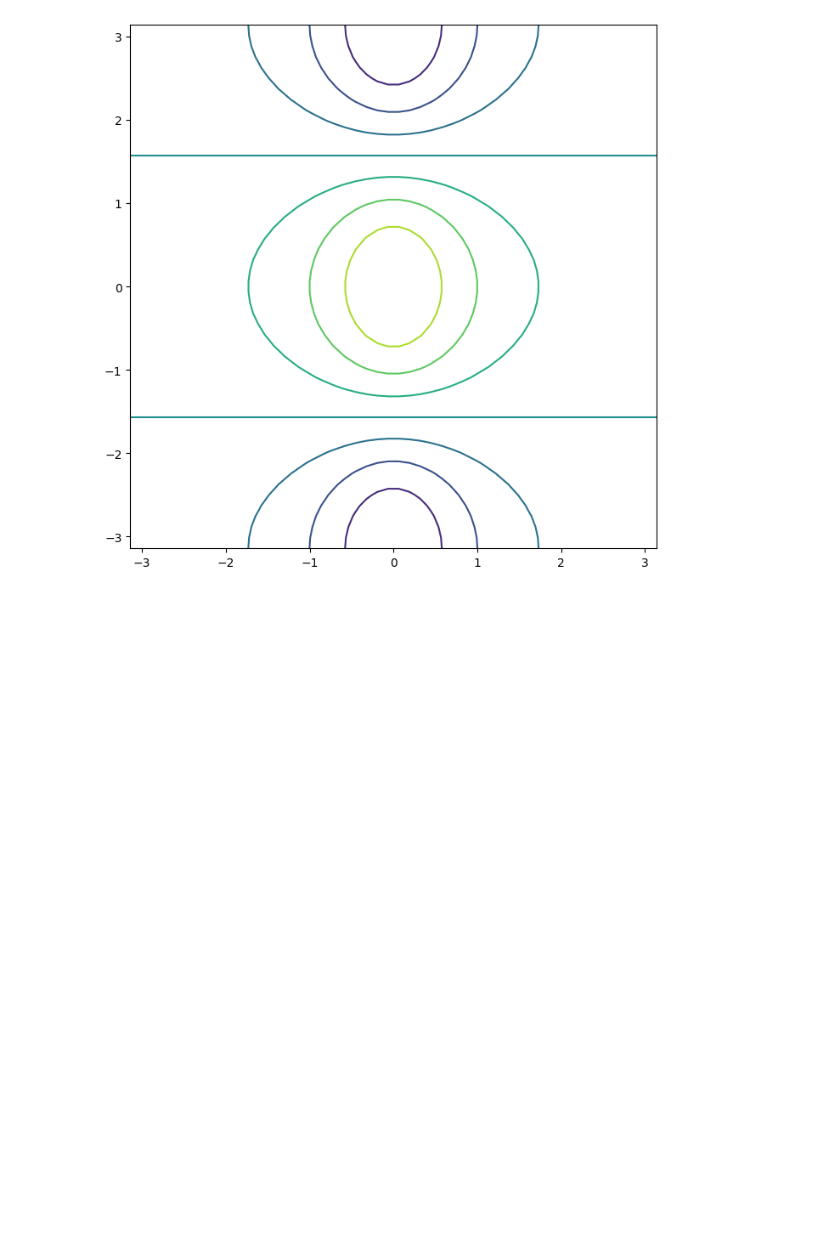
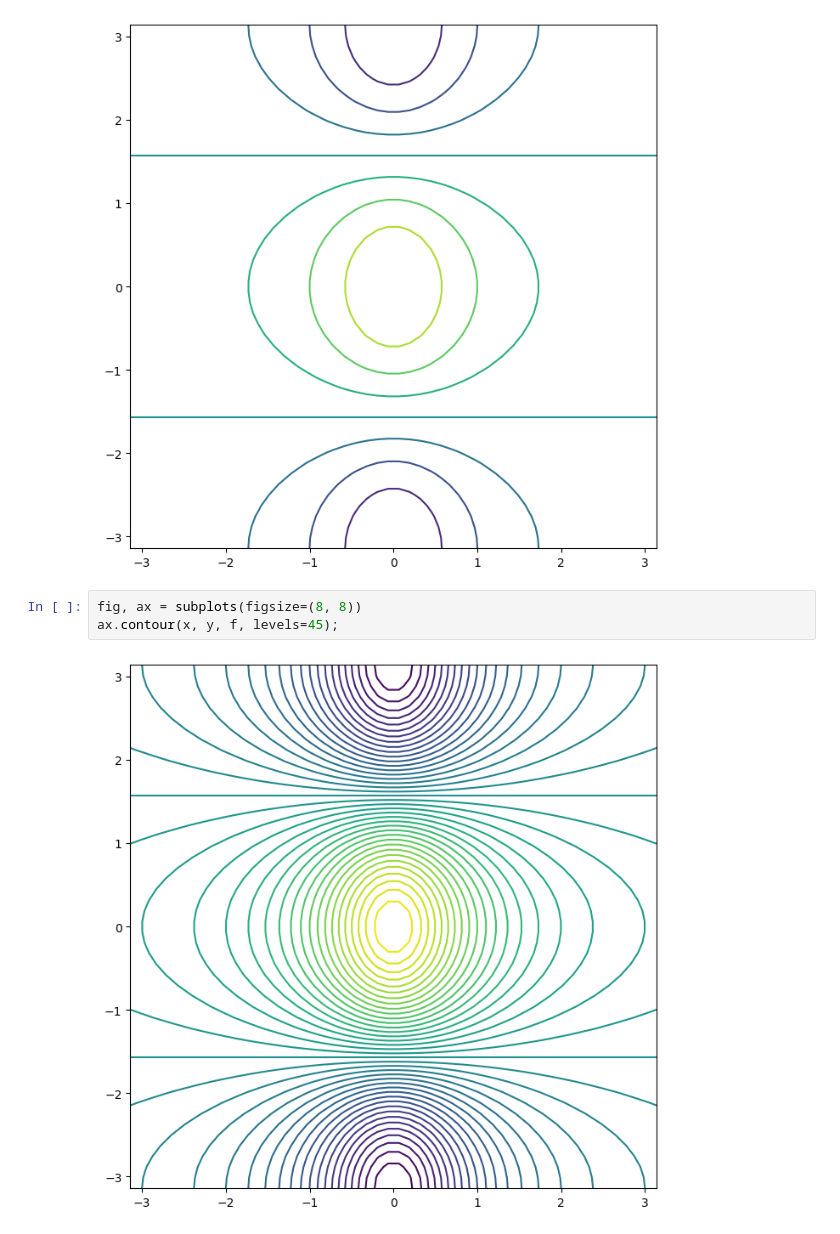
Before and after one commit to antounes/ISLP, a Jupyter notebook: 2.3 - Lab: Introduction to Python.ipynb, the cells around one changed output. Saved outputs shown, nothing was run; the diff lists cells and outputs as text; blank space fills up the shorter version.

Commit message:
2.3.4 Graphics

```diff
--- a/2.3 - Lab: Introduction to Python.ipynb
+++ b/2.3 - Lab: Introduction to Python.ipynb
@@ -316,3 +315,8 @@ f = np.multiply.outer(np.cos(y), 1 / (1 + x**2))
 ax.contour(x, y, f);
 # %% [output]
 [figure]
+# %%
+fig, ax = subplots(figsize=(8, 8))
+ax.contour(x, y, f, levels=45);
+# %% [output]
+[figure, added]
```
Also changed, not shown: parts of 5 cells of this notebook, 1 other file.
